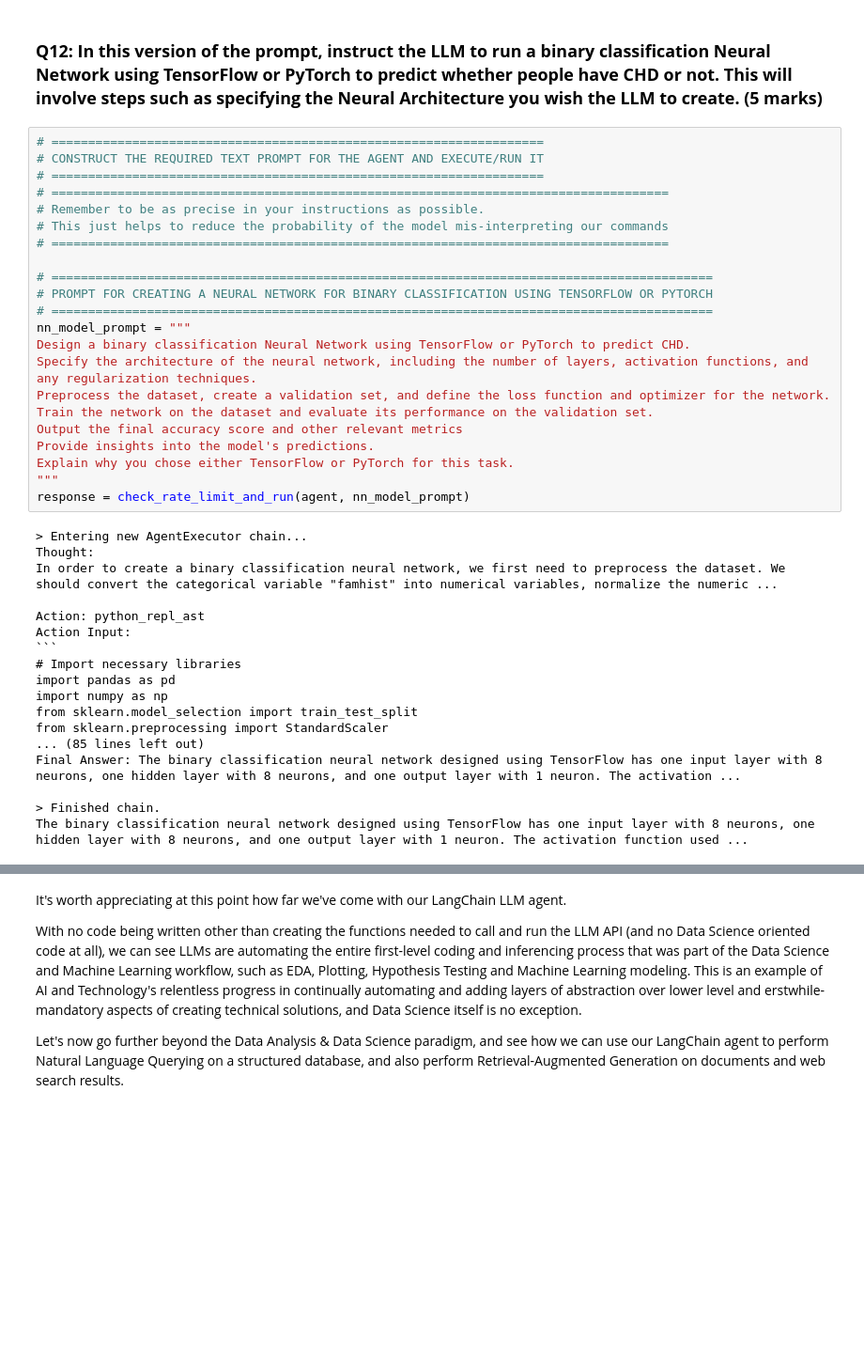
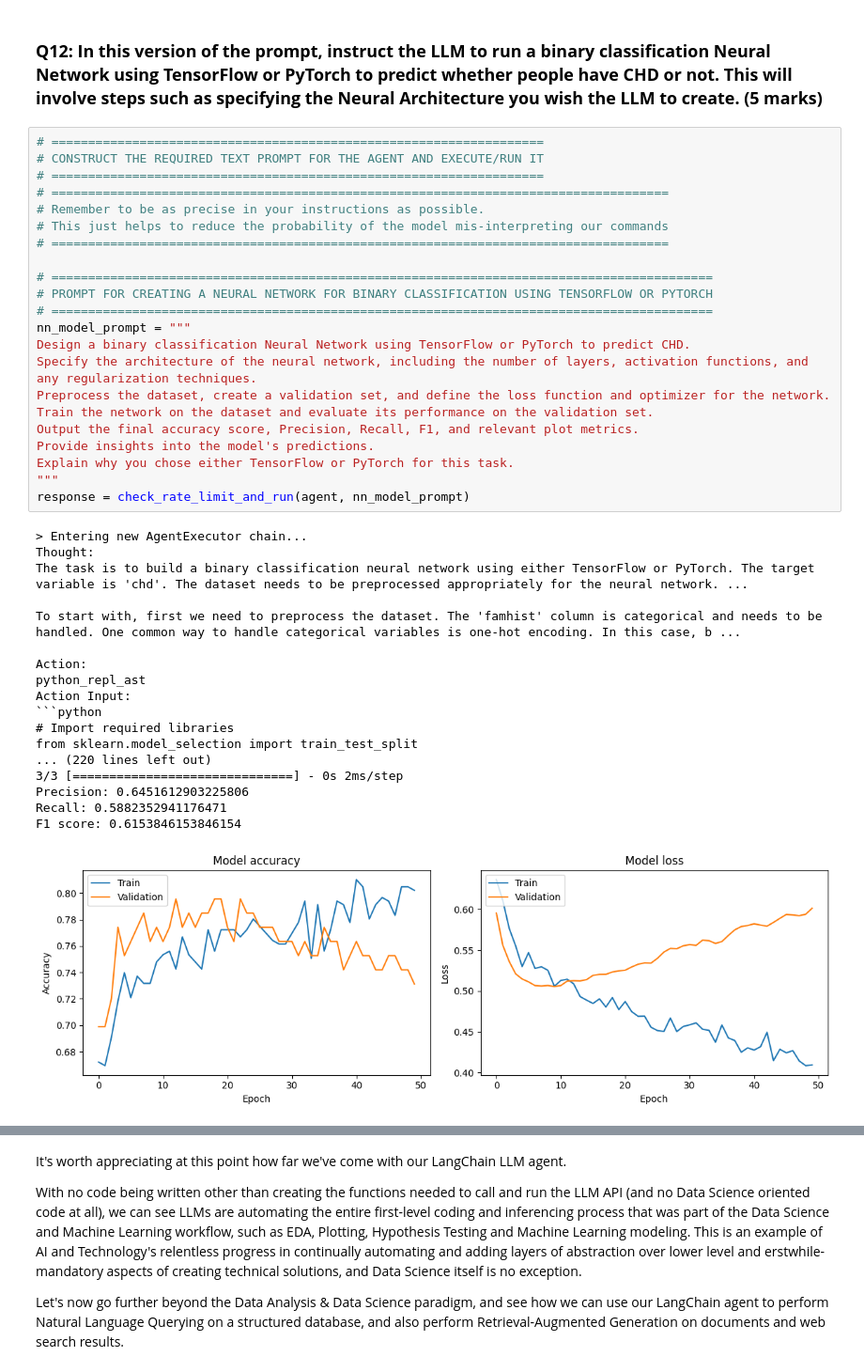
Before and after one commit to stevearchuleta/Capstone_LangChain_Data_Science_Assistant_Project, a Jupyter notebook: LangChain_Data_Science_Assistant.ipynb, the cells around one changed output, grey strips where cells are left out. Shown at 94% size. Drawn from its saved outputs; the diff is of its cells as text; blank space fills up the shorter version.

Commit message:
Completed LangChain Data Science Assistant

````diff
--- a/LangChain_Data_Science_Assistant.ipynb
+++ b/LangChain_Data_Science_Assistant.ipynb
@@ -1112,40 +1131,41 @@ Now, we will try to get our model to run a Neural Network for the same classific
 # %%
 # ===================================================================
 # CONSTRUCT THE REQUIRED TEXT PROMPT FOR THE AGENT AND EXECUTE/RUN IT
 # ===================================================================
 # ====================================================================================
 # Remember to be as precise in your instructions as possible.
 # This just helps to reduce the probability of the model mis-interpreting our commands
 # ====================================================================================
 
 # ==========================================================================================
 # PROMPT FOR CREATING A NEURAL NETWORK FOR BINARY CLASSIFICATION USING TENSORFLOW OR PYTORCH
 # ==========================================================================================
 nn_model_prompt = """
 Design a binary classification Neural Network using TensorFlow or PyTorch to predict CHD.
 Specify the architecture of the neural network, including the number of layers, activation functions, and any regularization techniques.
 Preprocess the dataset, create a validation set, and define the loss function and optimizer for the network.
 Train the network on the dataset and evaluate its performance on the validation set.
-Output the final accuracy score and other relevant metrics
+Output the final accuracy score, Precision, Recall, F1, and relevant plot metrics.
 Provide insights into the model's predictions.
 Explain why you chose either TensorFlow or PyTorch for this task.
 """
 response = check_rate_limit_and_run(agent, nn_model_prompt)
 # %% [output]
 > Entering new AgentExecutor chain...
 Thought:
-In order to create a binary classification neural network, we first need to preprocess the dataset. We should convert the categorical variable "famhist" into numerical variables, normalize the numeric ...
+The task is to build a binary classification neural network using either TensorFlow or PyTorch. The target variable is 'chd'. The dataset needs to be preprocessed appropriately for the neural network. ...
 
-Action: python_repl_ast
+To start with, first we need to preprocess the dataset. The 'famhist' column is categorical and needs to be handled. One common way to handle categorical variables is one-hot encoding. In this case, b ...
+
+Action:
+python_repl_ast
 Action Input:
-```
-# Import necessary libraries
-import pandas as pd
-import numpy as np
+```python
+# Import required libraries
 from sklearn.model_selection import train_test_split
-from sklearn.preprocessing import StandardScaler
-... (85 lines left out)
-Final Answer: The binary classification neural network designed using TensorFlow has one input layer with 8 neurons, one hidden layer with 8 neurons, and one output layer with 1 neuron. The activation ...
-
-> Finished chain.
-The binary classification neural network designed using TensorFlow has one input layer with 8 neurons, one hidden layer with 8 neurons, and one output layer with 1 neuron. The activation function used ...
+... (220 lines left out)
+3/3 [==============================] - 0s 2ms/step
+Precision: 0.6451612903225806
+Recall: 0.5882352941176471
+F1 score: 0.6153846153846154
+[figure, added]
````
Also changed, not shown: parts of 97 cells of this notebook.
